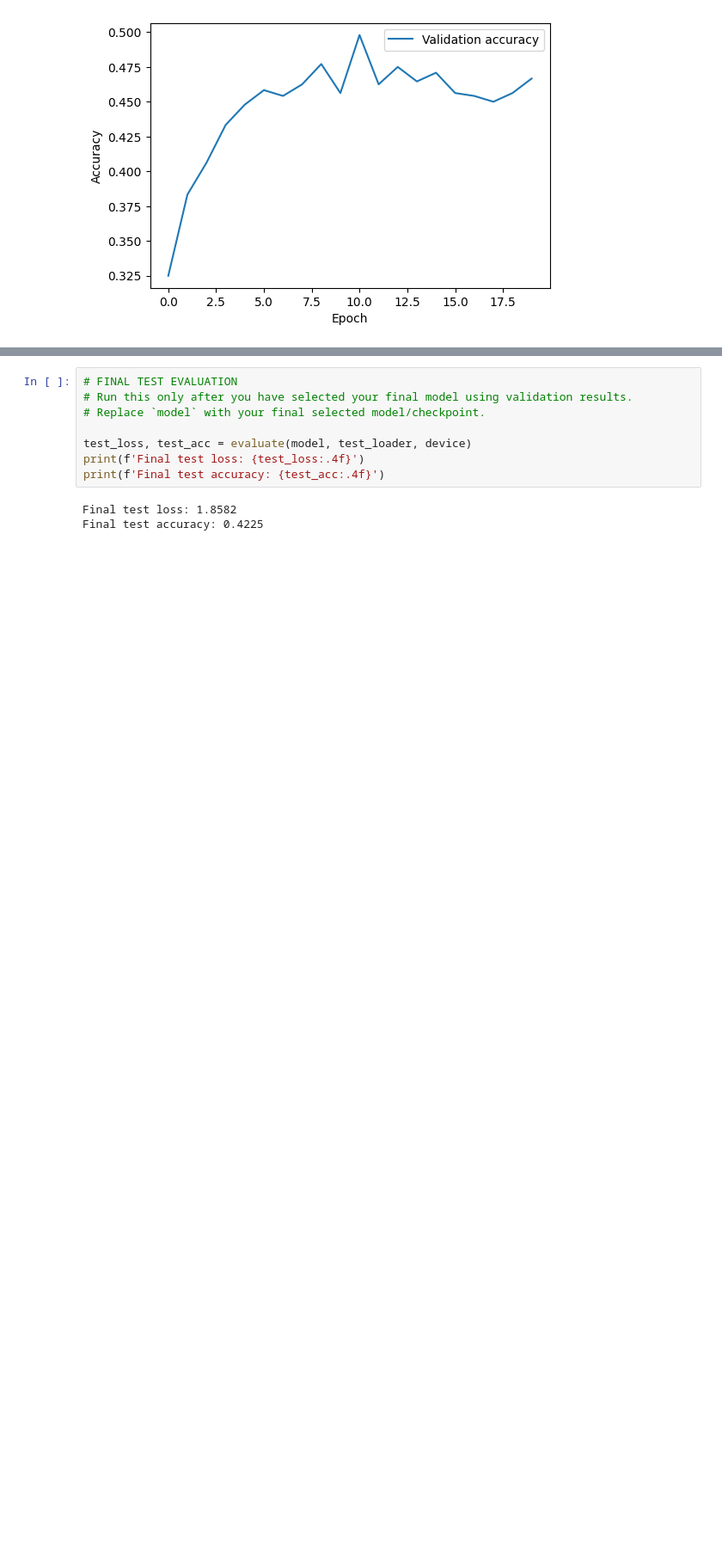
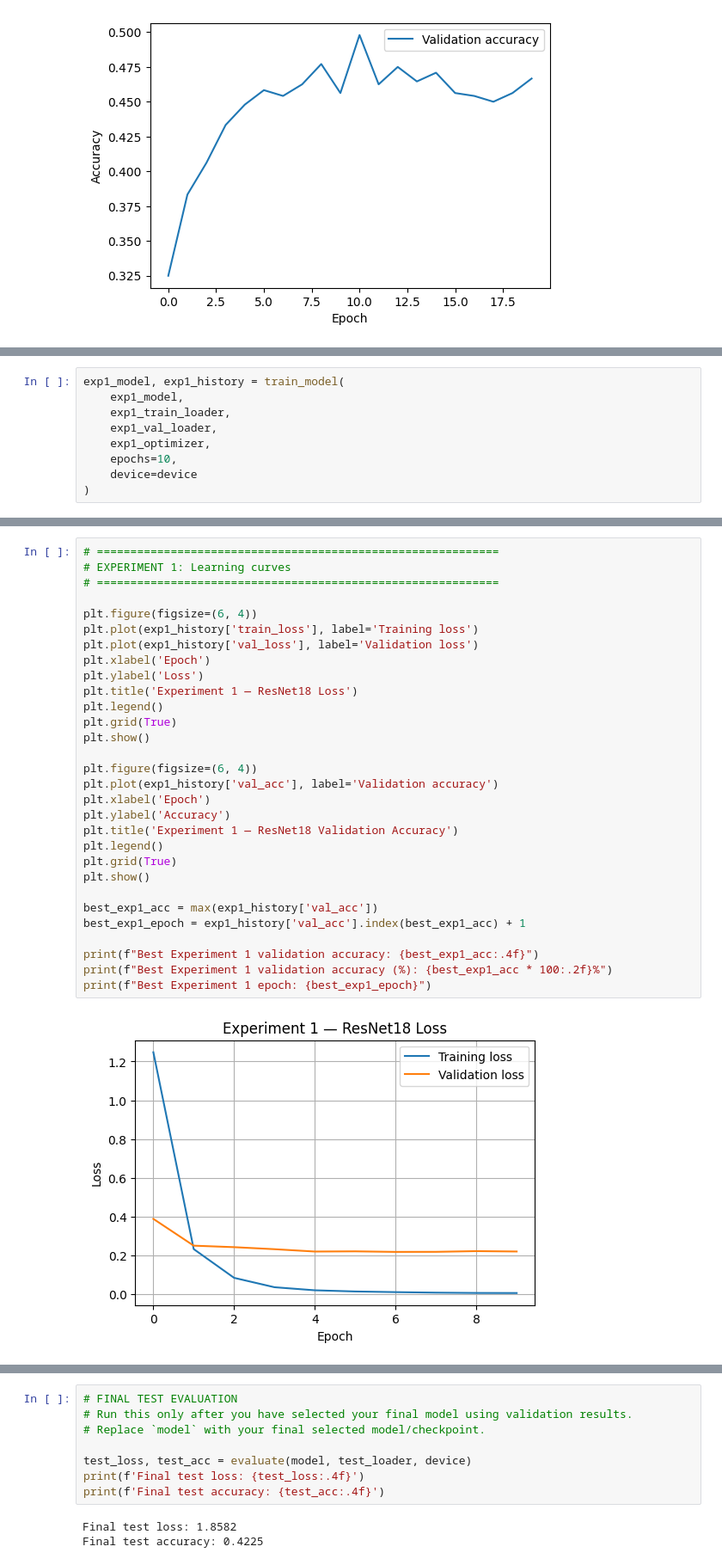
Before and after one commit to Lakshmi-Deepak-Chidagam/The_CNN_Challenge, a Jupyter notebook: ITCS_6169_8169_Assignment1_2026_Starter.ipynb, the cells around one changed output, grey strips where cells are left out. Shown at 86% size. Cells and saved outputs as stored; diff of their text form; blank space fills up the shorter version.

```diff
--- a/ITCS_6169_8169_Assignment1_2026_Starter.ipynb
+++ b/ITCS_6169_8169_Assignment1_2026_Starter.ipynb
@@ -380,0 +549,9 @@ plt.show()
+# %%
+exp1_model, exp1_history = train_model(
+    exp1_model,
+    exp1_train_loader,
+    exp1_val_loader,
+    exp1_optimizer,
+    epochs=10,
+    device=device
+)
@@ -380,0 +570,32 @@ plt.show()
+# %%
+# ============================================================
+# EXPERIMENT 1: Learning curves
+# ============================================================
+
+plt.figure(figsize=(6, 4))
+plt.plot(exp1_history['train_loss'], label='Training loss')
+plt.plot(exp1_history['val_loss'], label='Validation loss')
+plt.xlabel('Epoch')
+plt.ylabel('Loss')
+plt.title('Experiment 1 — ResNet18 Loss')
+plt.legend()
+plt.grid(True)
+plt.show()
+
+plt.figure(figsize=(6, 4))
+plt.plot(exp1_history['val_acc'], label='Validation accuracy')
+plt.xlabel('Epoch')
+plt.ylabel('Accuracy')
+plt.title('Experiment 1 — ResNet18 Validation Accuracy')
+plt.legend()
+plt.grid(True)
+plt.show()
+
+best_exp1_acc = max(exp1_history['val_acc'])
+best_exp1_epoch = exp1_history['val_acc'].index(best_exp1_acc) + 1
+
+print(f"Best Experiment 1 validation accuracy: {best_exp1_acc:.4f}")
+print(f"Best Experiment 1 validation accuracy (%): {best_exp1_acc * 100:.2f}%")
+print(f"Best Experiment 1 epoch: {best_exp1_epoch}")
+# %% [output]
+[figure, added]
```
Also changed, not shown: parts of 8 cells of this notebook.
